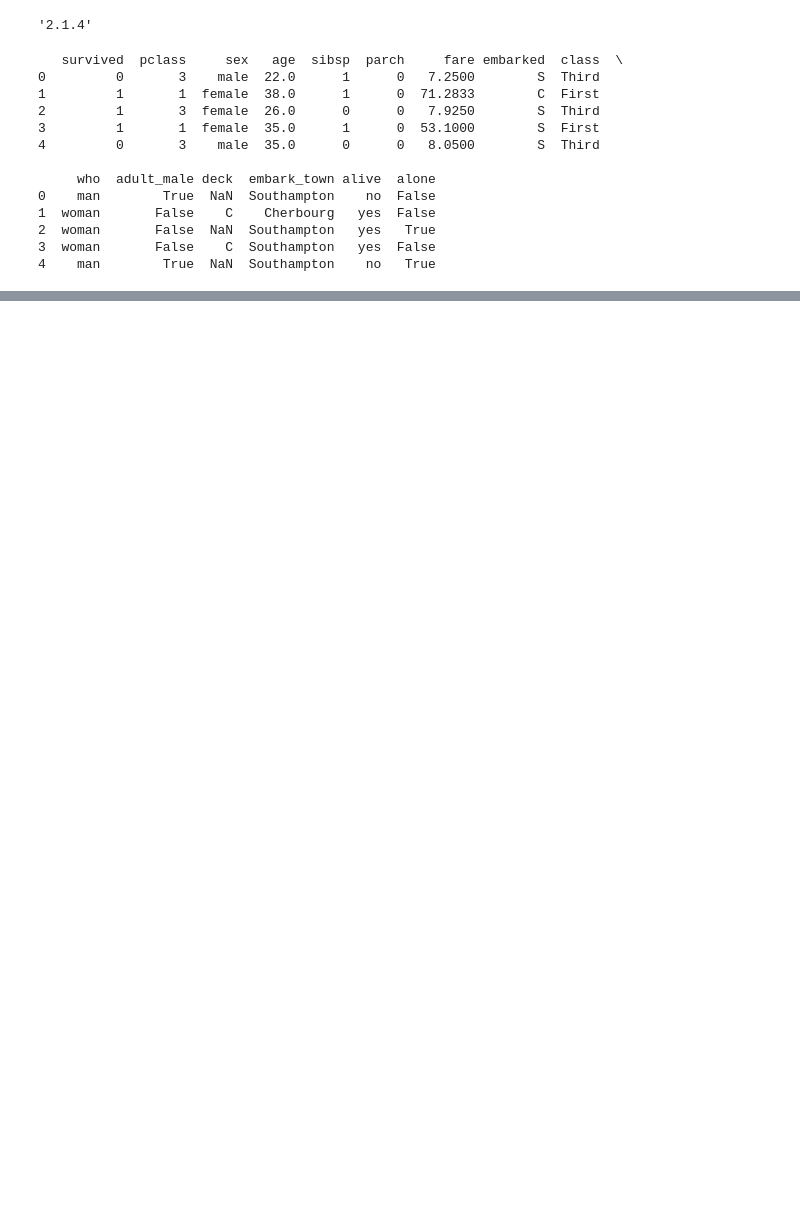
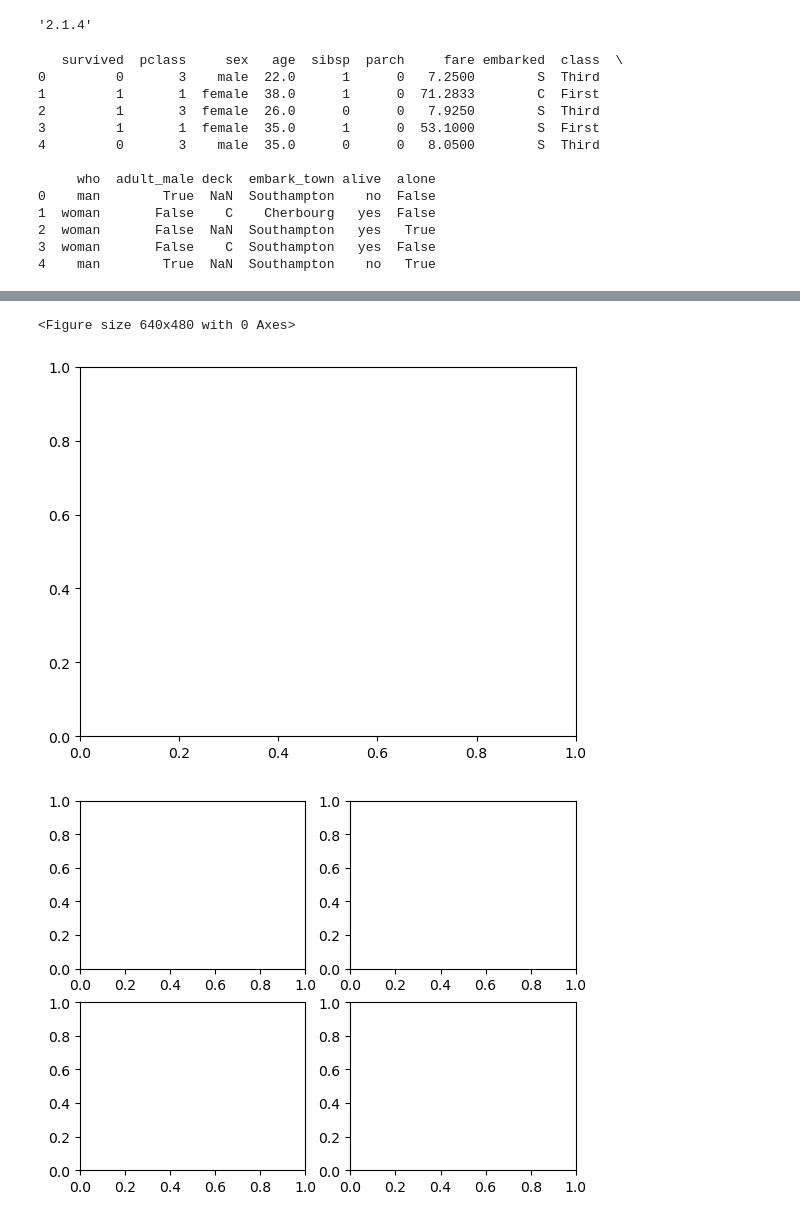
Before and after one commit to GoodestGreenGuy/matplotlibwork, a Jupyter notebook: scratch.ipynb, the cells around one changed output, grey strips where cells are left out. Drawn from its saved outputs; the diff is of its cells as text; code cells hidden in the pictures; blank space fills up the shorter version.

```diff
--- a/scratch.ipynb
+++ b/scratch.ipynb
@@ -27,0 +34,11 @@ print(titan_df.head())
+# %%
+fig = plt.figure()             # an empty figure with no Axes
+fig, ax = plt.subplots()       # a figure with a single Axes
+fig, axs = plt.subplots(2, 2)  # a figure with a 2x2 grid of Axes
+# a figure with one Axes on the left, and two on the right:
+fig, axs = plt.subplot_mosaic([['left', 'right_top'],
+                               ['left', 'right_bottom']])
+# %% [output]
+<Figure size 640x480 with 0 Axes>
+[figure, added]
+[figure, added]
```
Also changed, not shown: parts of 15 cells of this notebook, 1 other file.
